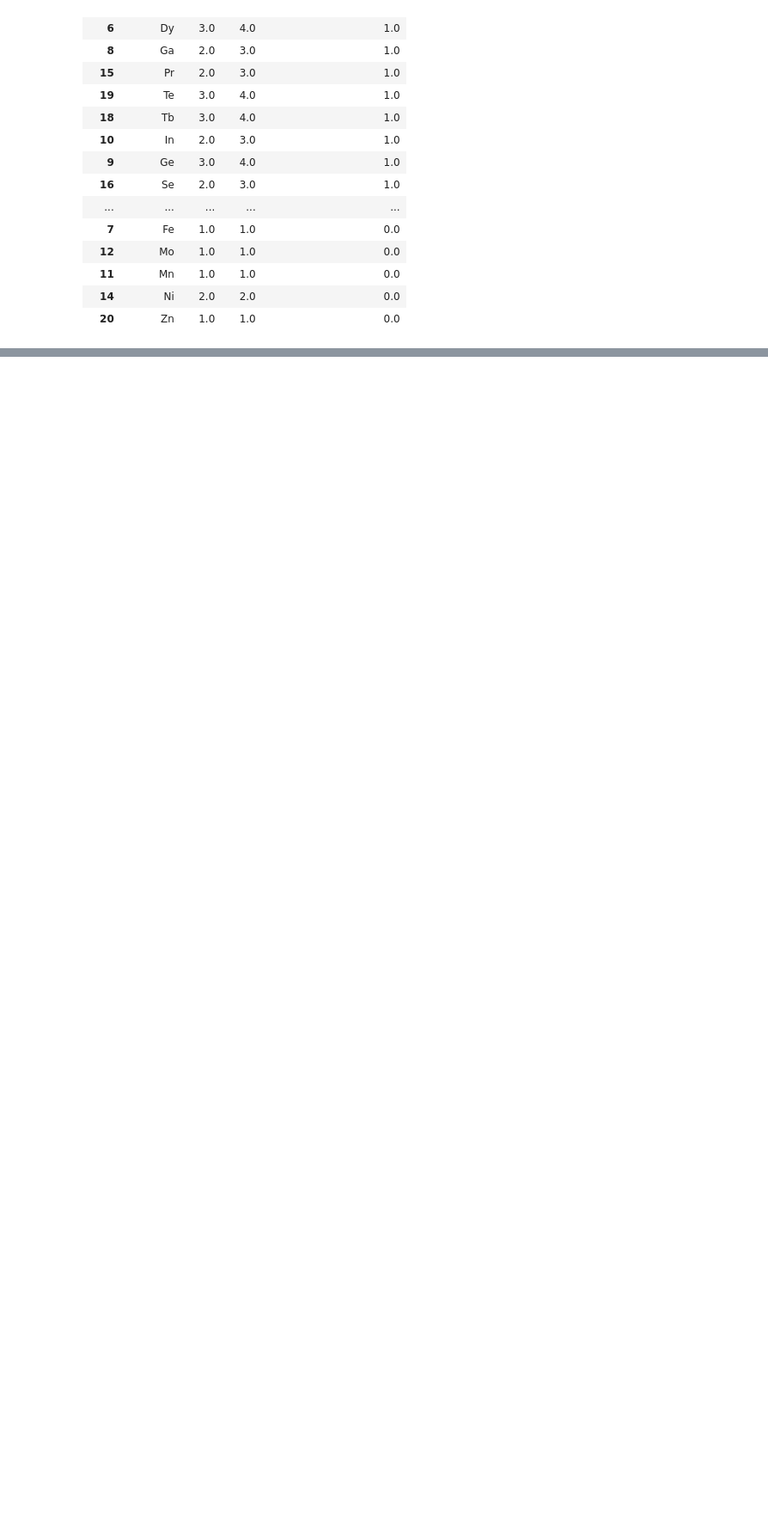
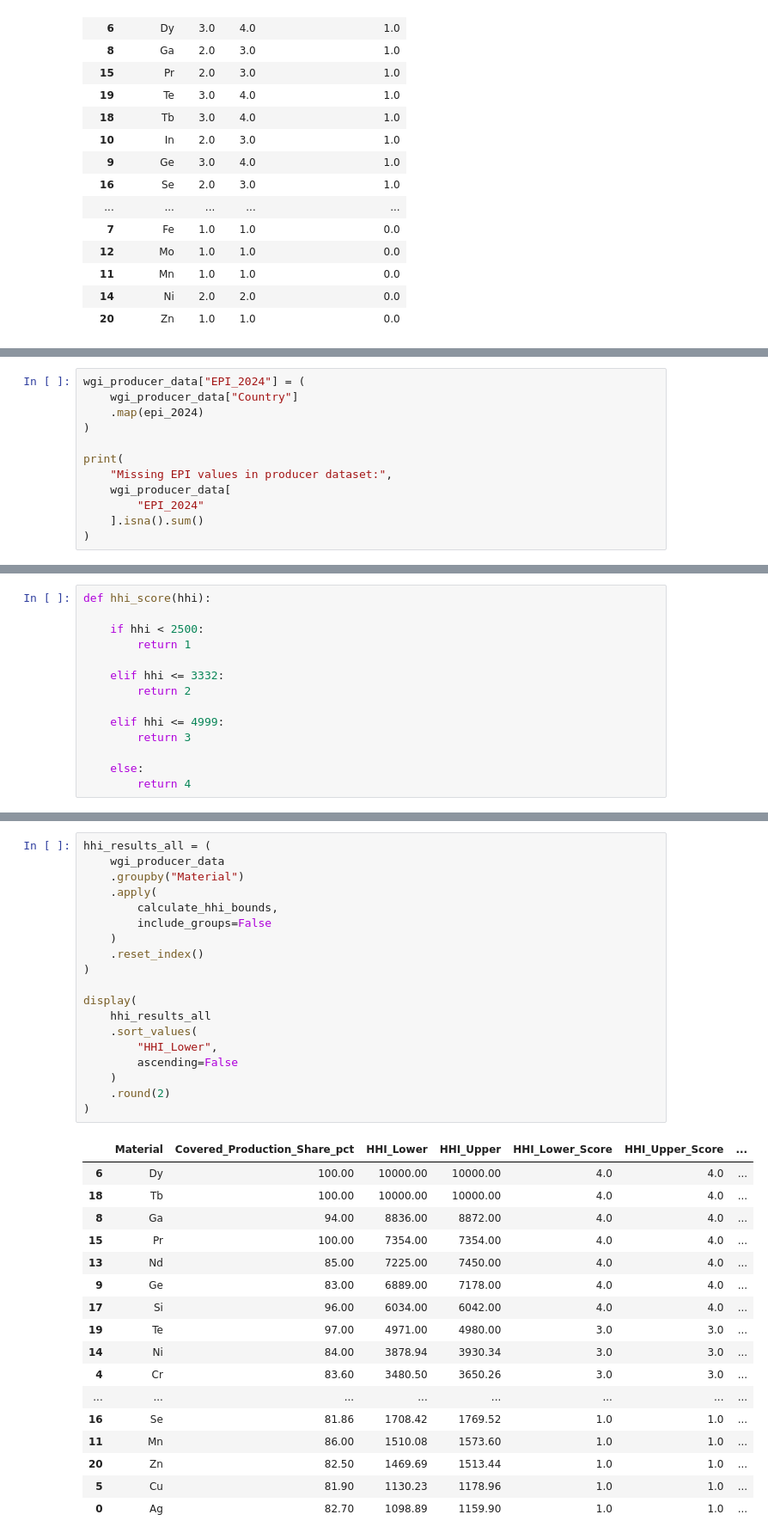
Before and after one commit to Trickwillfrit/MFA, a Jupyter notebook: notebooks/ENV501_Austria_Croatia_MFA.ipynb, the cells around one changed output, grey strips where cells are left out. Shown at 86% size. Saved outputs shown, nothing was run; the diff lists cells and outputs as text; blank space fills up the shorter version.

```diff
--- a/notebooks/ENV501_Austria_Croatia_MFA.ipynb
+++ b/notebooks/ENV501_Austria_Croatia_MFA.ipynb
@@ -8148,0 +9403,12 @@ display(
+# %%
+wgi_producer_data["EPI_2024"] = (
+    wgi_producer_data["Country"]
+    .map(epi_2024)
+)
+
+print(
+    "Missing EPI values in producer dataset:",
+    wgi_producer_data[
+        "EPI_2024"
+    ].isna().sum()
+)
@@ -8148,0 +9804,14 @@ display(
+# %%
+def hhi_score(hhi):
+
+    if hhi < 2500:
+        return 1
+
+    elif hhi <= 3332:
+        return 2
+
+    elif hhi <= 4999:
+        return 3
+
+    else:
+        return 4
@@ -8148,0 +9894,37 @@ display(
+# %%
+hhi_results_all = (
+    wgi_producer_data
+    .groupby("Material")
+    .apply(
+        calculate_hhi_bounds,
+        include_groups=False
+    )
+    .reset_index()
+)
+
+display(
+    hhi_results_all
+    .sort_values(
+        "HHI_Lower",
+        ascending=False
+    )
+    .round(2)
+)
+# %% [output]
+|  | Material | Covered_Production_Share_pct | HHI_Lower | HHI_Upper | HHI_Lower_Score | HHI_Upper_Score | ... |
+| 6 | Dy | 100.00 | 10000.00 | 10000.00 | 4.0 | 4.0 | ... |
+| 18 | Tb | 100.00 | 10000.00 | 10000.00 | 4.0 | 4.0 | ... |
+| 8 | Ga | 94.00 | 8836.00 | 8872.00 | 4.0 | 4.0 | ... |
+| 15 | Pr | 100.00 | 7354.00 | 7354.00 | 4.0 | 4.0 | ... |
+| 13 | Nd | 85.00 | 7225.00 | 7450.00 | 4.0 | 4.0 | ... |
+| 9 | Ge | 83.00 | 6889.00 | 7178.00 | 4.0 | 4.0 | ... |
+| 17 | Si | 96.00 | 6034.00 | 6042.00 | 4.0 | 4.0 | ... |
+| 19 | Te | 97.00 | 4971.00 | 4980.00 | 3.0 | 3.0 | ... |
+| 14 | Ni | 84.00 | 3878.94 | 3930.34 | 3.0 | 3.0 | ... |
+| 4 | Cr | 83.60 | 3480.50 | 3650.26 | 3.0 | 3.0 | ... |
+| ... | ... | ... | ... | ... | ... | ... | ... |
+| 16 | Se | 81.86 | 1708.42 | 1769.52 | 1.0 | 1.0 | ... |
+| 11 | Mn | 86.00 | 1510.08 | 1573.60 | 1.0 | 1.0 | ... |
+| 20 | Zn | 82.50 | 1469.69 | 1513.44 | 1.0 | 1.0 | ... |
+| 5 | Cu | 81.90 | 1130.23 | 1178.96 | 1.0 | 1.0 | ... |
+| 0 | Ag | 82.70 | 1098.89 | 1159.90 | 1.0 | 1.0 | ... |
```
Also changed, not shown: parts of 62 cells of this notebook.
